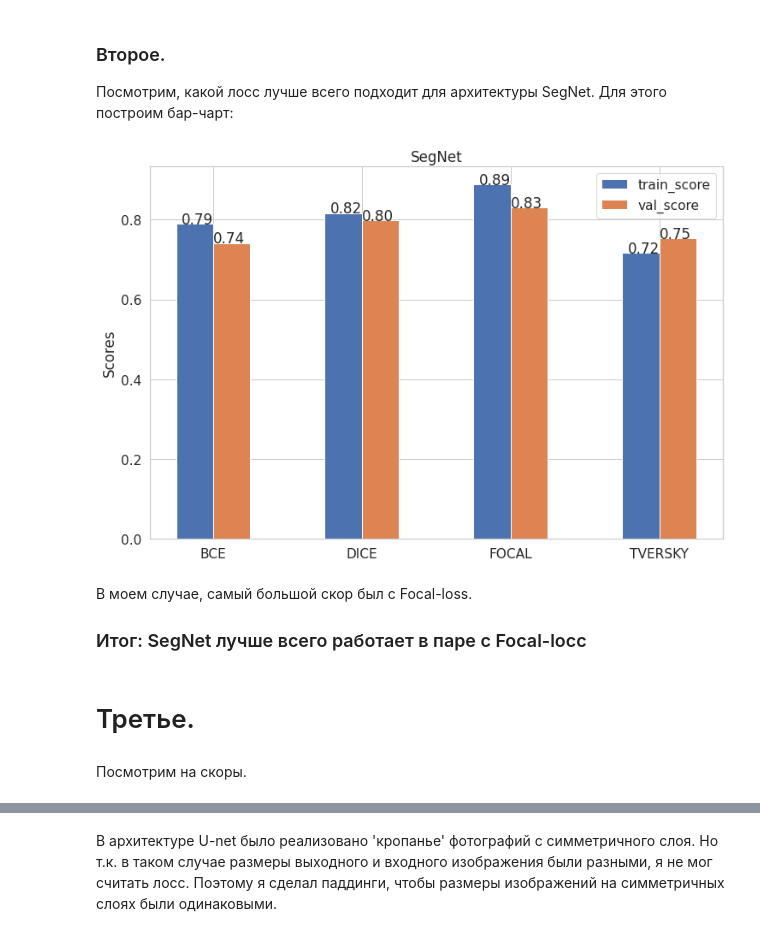
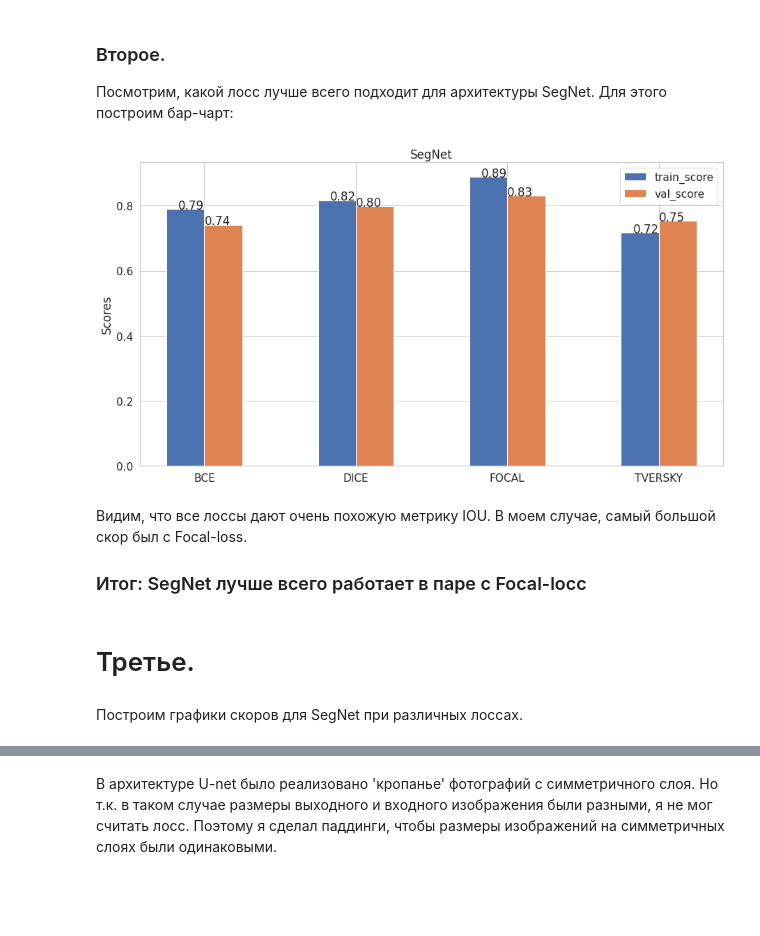
Before and after one commit to prosvirinKir/Deep-Learning-Sckool-term1, a Jupyter notebook: HW_6_semantic_segmentation.ipynb, the cells around one changed output, grey strips where cells are left out. Cells and saved outputs as stored; diff of their text form; code cells hidden in the pictures; blank space fills up the shorter version.

```diff
--- a/HW_6_semantic_segmentation.ipynb
+++ b/HW_6_semantic_segmentation.ipynb
@@ -1238,40 +1265,41 @@ import numpy as np
 
 
 labels = list(mean_scores.loss_function)
 train_score = list(mean_scores.train_score)
 val_score = list(mean_scores.val_score)
 
 x = np.arange(len(labels))  # the label locations
 width = 0.25  # the width of the bars
 
-ax = plt.figure(figsize=(12, 8))
+ax = plt.figure(figsize=(15, 8))
 # ax = ax.figure(figsize=(12, 15))
 rects1 = plt.bar(x - width/2, train_score, width, label='train_score')
 rects2 = plt.bar(x + width/2, val_score, width, label='val_score')
 
 # Add some text for labels, title and custom x-axis tick labels, etc.
 plt.ylabel('Scores')
 plt.title('SegNet')
 plt.xticks(x, labels)
 # plt.xticks(labels=labels)
 plt.legend(loc='best')
 
 for i in range(len(labels)):
   plt.text(i, train_score[i], f'{train_score[i]:.2f}', ha = 'right')
 
 for i in range(len(labels)):
   plt.text(i, val_score[i], f'{val_score[i]:.2f}', ha = 'left')
 
 fig.tight_layout()
 
 plt.show()
 # %% [output]
-[figure, old version]
+[figure, new version]
 # %% [markdown]
+Видим, что все лоссы дают очень похожую метрику IOU.
 В моем случае, самый большой скор был с Focal-loss.
 ### Итог: SegNet лучше всего работает в паре с Focal-locc
 # %% [markdown]
 # Третье.
-# %% [markdown]
-Посмотрим на скоры.
+# %% [markdown]
+Построим графики скоров для SegNet при различных лоссах.
 # %%
```
Also changed, not shown: parts of 15 cells of this notebook.
